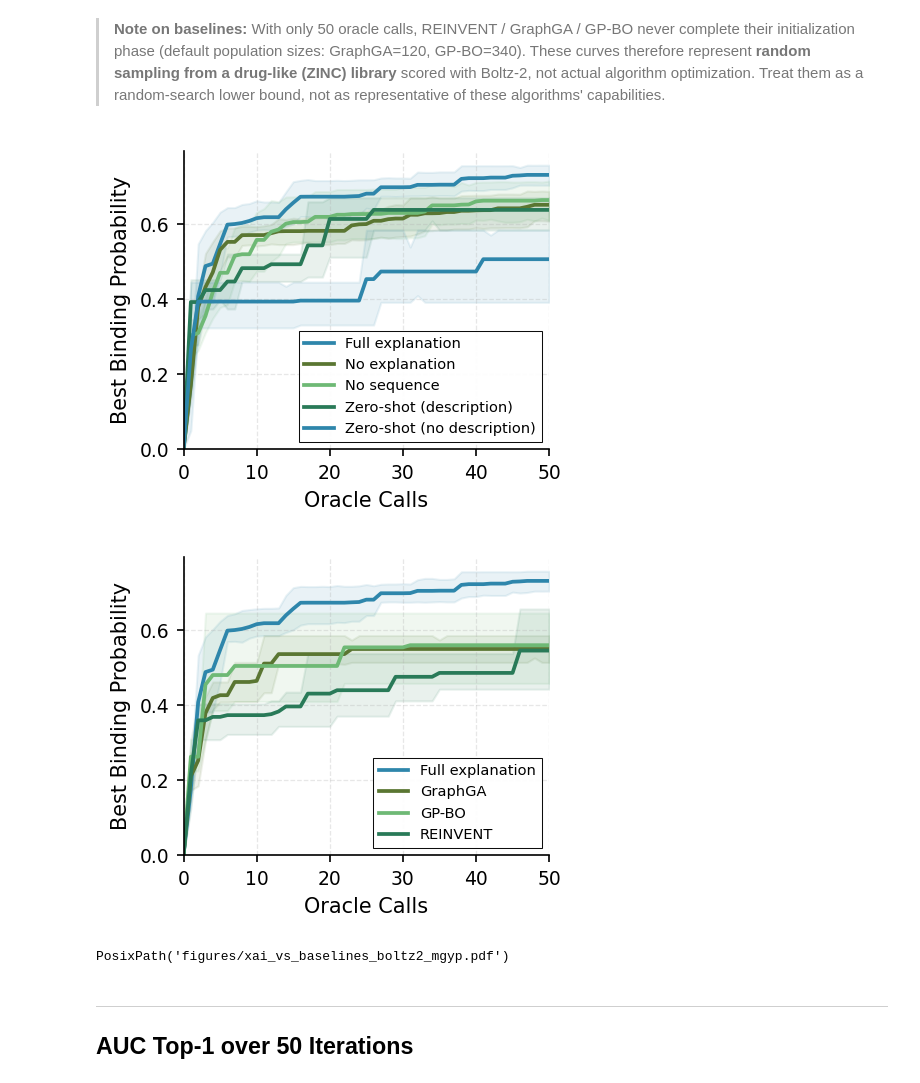
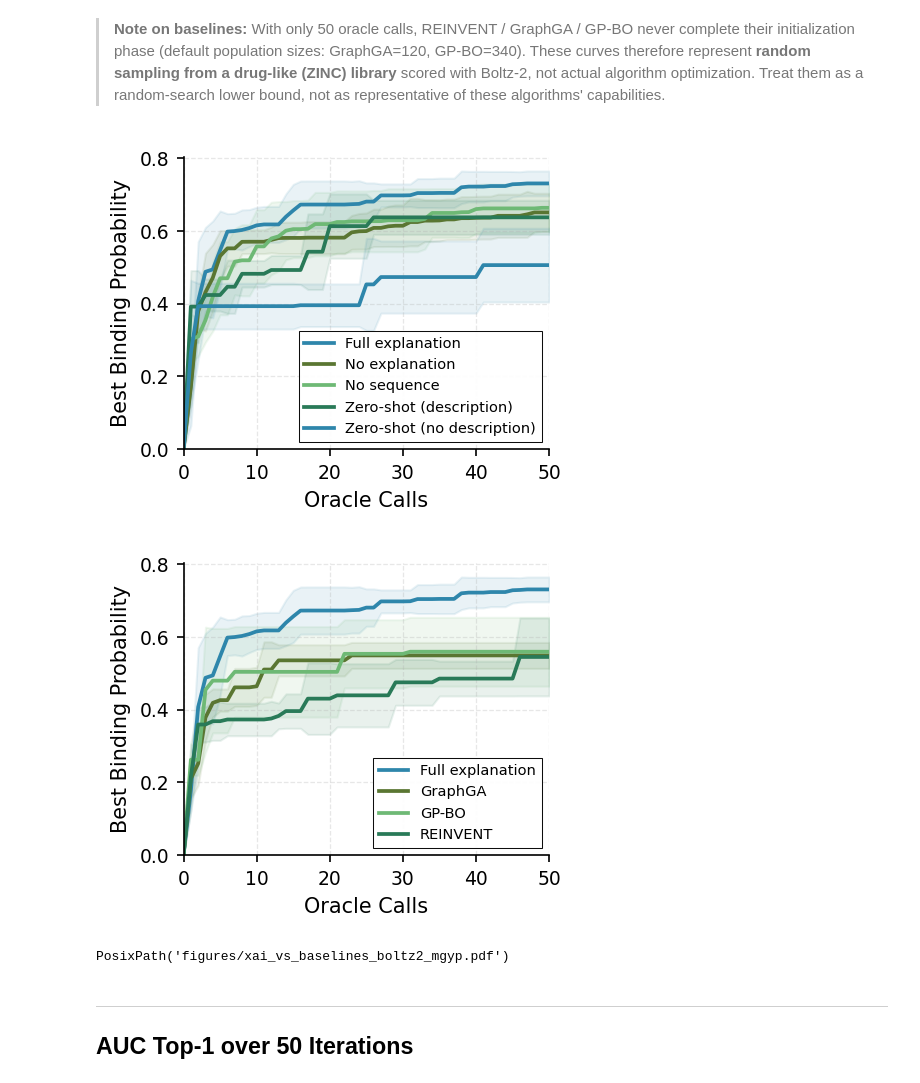
Before and after one commit to FabianKruger/molecule-optimization-agent, a Jupyter notebook: analysis/paper/xai_vs_no_xai_Boltz2_extended.ipynb, the cells around one changed output. Cells and saved outputs as stored; diff of their text form; code cells hidden in the pictures.

```diff
--- a/analysis/paper/xai_vs_no_xai_Boltz2_extended.ipynb
+++ b/analysis/paper/xai_vs_no_xai_Boltz2_extended.ipynb
@@ -293,7 +293,7 @@ def plot_best_so_far(
         hue='model',
         hue_order=canonical_models,
         palette=palette,
-        errorbar=('ci', 95),
+        errorbar=('sd'),
         err_kws={'alpha': 0.1},
         linewidth=linewidth,
         ax=ax,
@@ -362,35 +362,35 @@ COMPACT_KWARGS = dict(
 plot_best_so_far(
     df_input=df,
     selected_display_models=[
         'Full explanation',
         'No explanation',
         'No sequence',
         'Zero-shot (description)',
         'Zero-shot (no description)',
     ],
     output_filename='xai_vs_zeroshot_boltz2_mgyp.pdf',
     show_legend=SHOW_LEGEND,
     max_iter=50,
     **COMPACT_KWARGS,
  )
 
 # Plot 2: Full explanation + baselines
 plot_best_so_far(
     df_input=df,
     selected_display_models=[
         'Full explanation',
         'GraphGA',
         'GP-BO',
         'REINVENT',
     ],
     output_filename='xai_vs_baselines_boltz2_mgyp.pdf',
     show_legend=SHOW_LEGEND,
     max_iter=50,
     **COMPACT_KWARGS,
  )
 # %% [output]
-[figure, old version]
+[figure, new version]
-[figure, old version]
+[figure, new version]
 PosixPath('figures/xai_vs_baselines_boltz2_mgyp.pdf')
 # %% [markdown]
 ---
```
Also changed, not shown: 5 other files.
